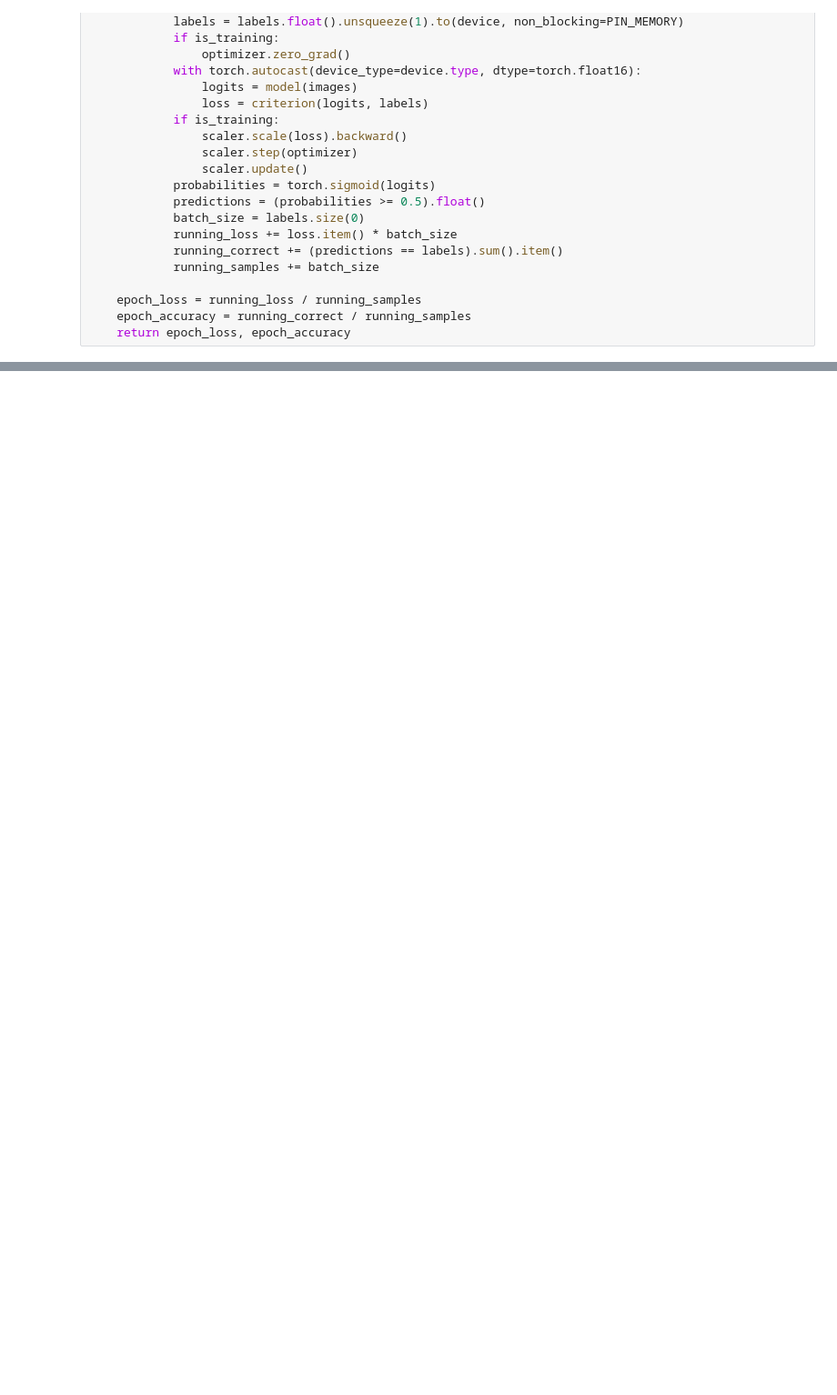
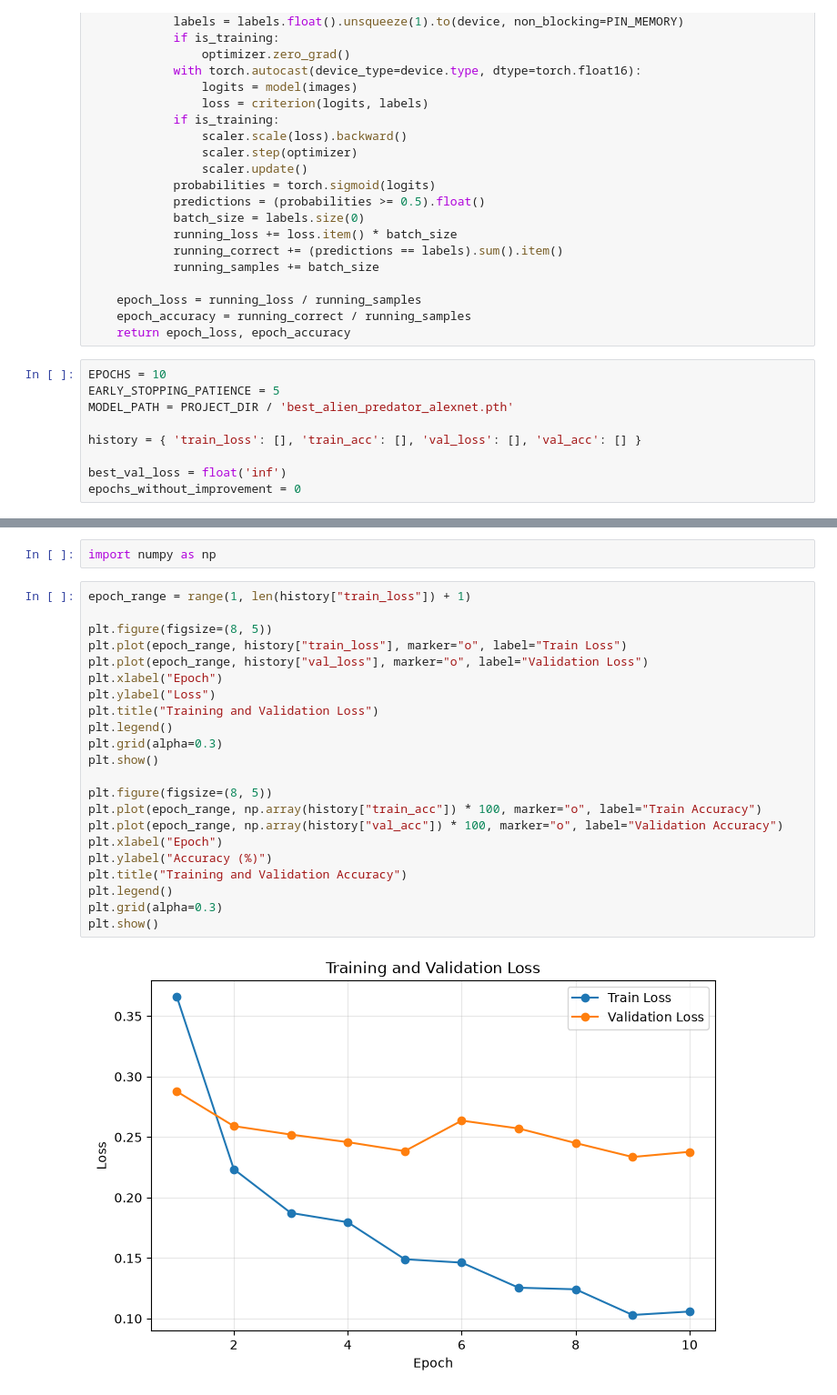
Before and after one commit to Shim-HyoungJoon/KDT, a Jupyter notebook: 10_MLDL/14_에일리언vs프레데터.ipynb, the cells around one changed output, grey strips where cells are left out. Shown at 91% size. Cells and saved outputs as stored; diff of their text form; blank space fills up the shorter version.

```diff
--- a/10_MLDL/14_에일리언vs프레데터.ipynb
+++ b/10_MLDL/14_에일리언vs프레데터.ipynb
@@ -287,3 +285,12 @@ def run_epoch(model, loader, criterion, device, optimizer=None):
     epoch_loss = running_loss / running_samples
     epoch_accuracy = running_correct / running_samples
     return epoch_loss, epoch_accuracy
+# %%
+EPOCHS = 10
+EARLY_STOPPING_PATIENCE = 5
+MODEL_PATH = PROJECT_DIR / 'best_alien_predator_alexnet.pth'
+
+history = { 'train_loss': [], 'train_acc': [], 'val_loss': [], 'val_acc': [] }
+
+best_val_loss = float('inf')
+epochs_without_improvement = 0
@@ -289,0 +354,26 @@ def run_epoch(model, loader, criterion, device, optimizer=None):
+# %%
+import numpy as np
+# %%
+epoch_range = range(1, len(history["train_loss"]) + 1)
+
+plt.figure(figsize=(8, 5))
+plt.plot(epoch_range, history["train_loss"], marker="o", label="Train Loss")
+plt.plot(epoch_range, history["val_loss"], marker="o", label="Validation Loss")
+plt.xlabel("Epoch")
+plt.ylabel("Loss")
+plt.title("Training and Validation Loss")
+plt.legend()
+plt.grid(alpha=0.3)
+plt.show()
+
+plt.figure(figsize=(8, 5))
+plt.plot(epoch_range, np.array(history["train_acc"]) * 100, marker="o", label="Train Accuracy")
+plt.plot(epoch_range, np.array(history["val_acc"]) * 100, marker="o", label="Validation Accuracy")
+plt.xlabel("Epoch")
+plt.ylabel("Accuracy (%)")
+plt.title("Training and Validation Accuracy")
+plt.legend()
+plt.grid(alpha=0.3)
+plt.show()
+# %% [output]
+[figure, added]
```
Also changed, not shown: parts of 18 cells of this notebook, 19 other files.
